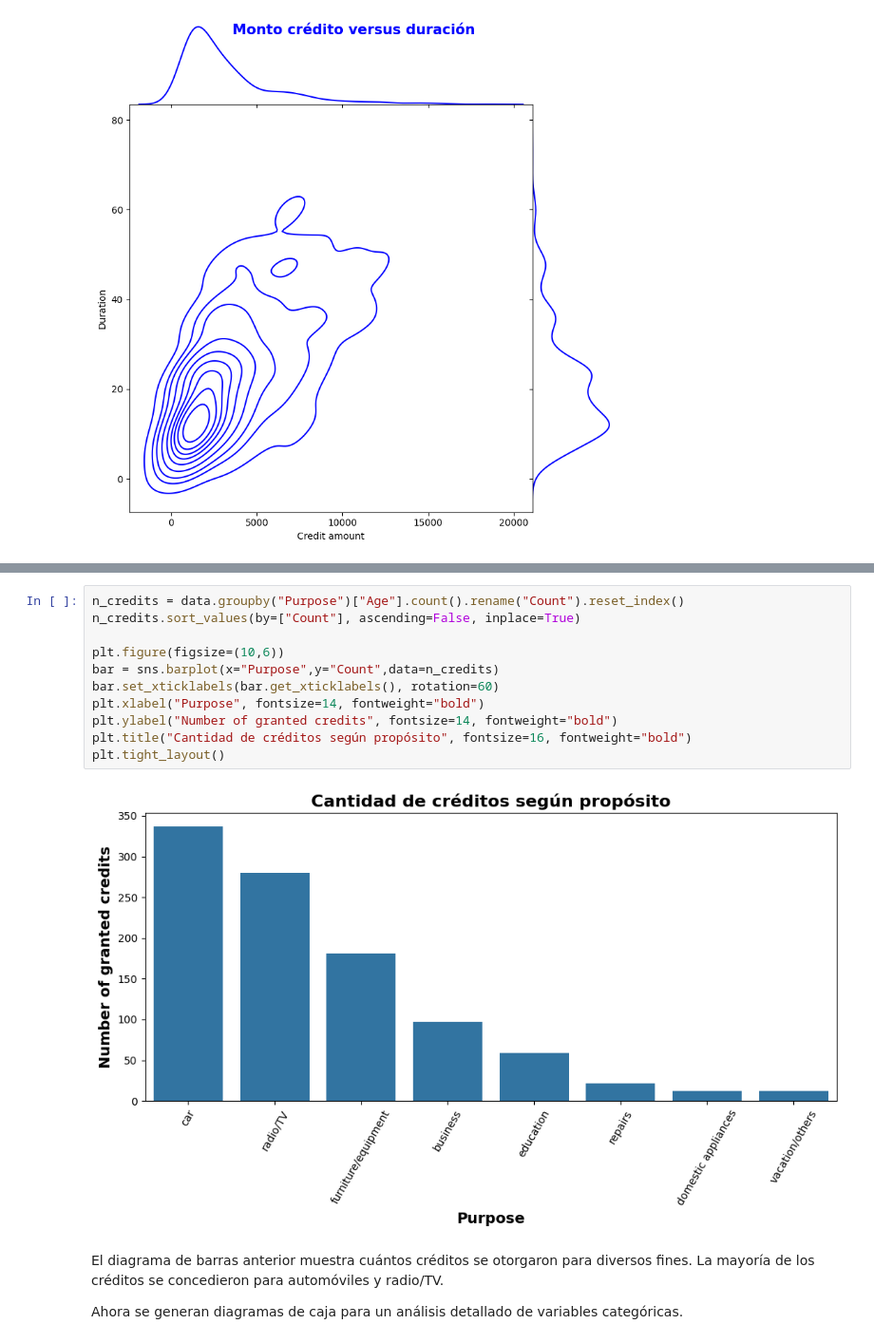
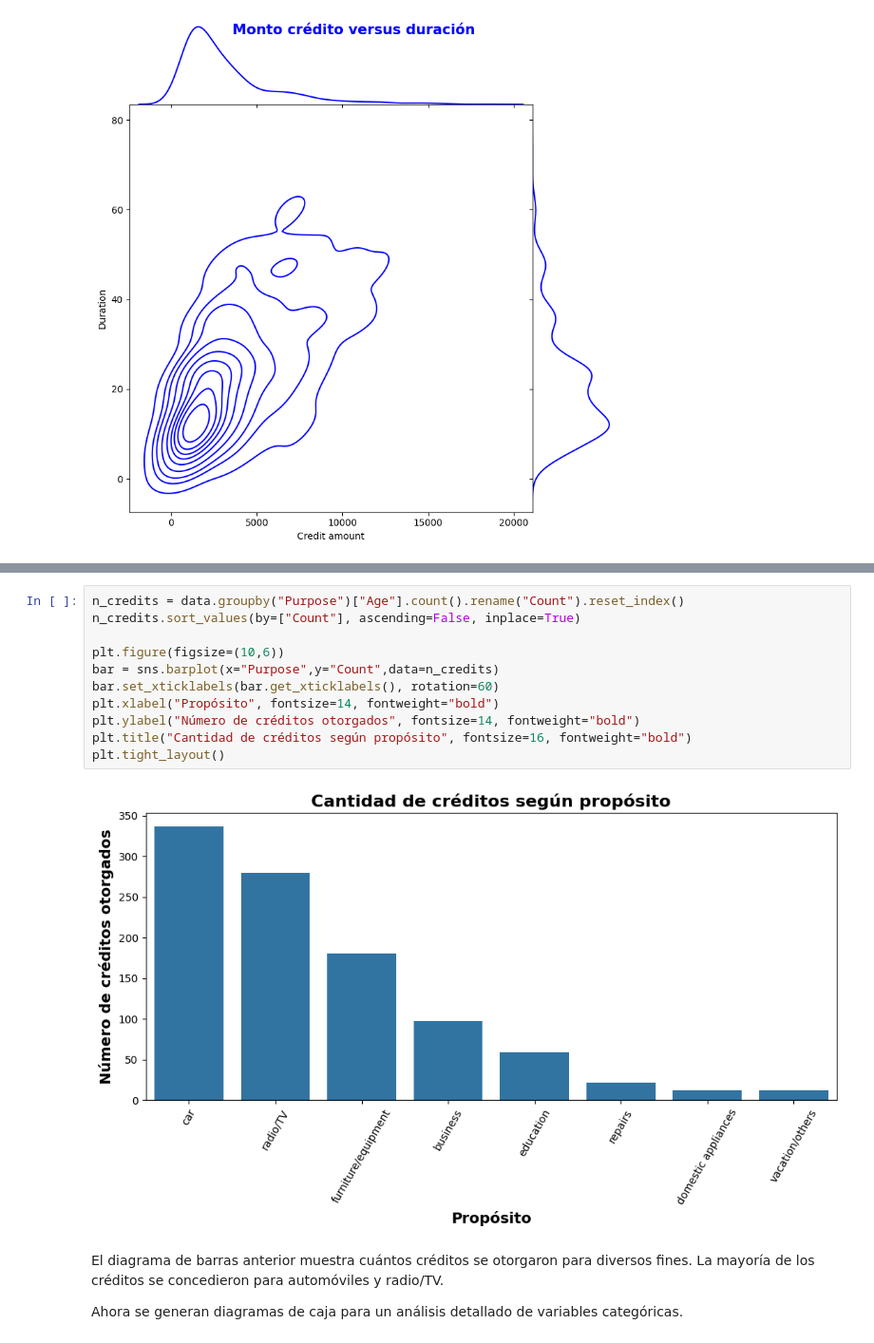
Before and after one commit to JaznaLaProfe/Mineria_de_datos, a Jupyter notebook: notebooks/15_BIY7121_Uso_de_Silhouette.ipynb, the cells around one changed output, grey strips where cells are left out. Shown at 95% size. Saved outputs shown, nothing was run; the diff lists cells and outputs as text.

```diff
--- a/notebooks/15_BIY7121_Uso_de_Silhouette.ipynb
+++ b/notebooks/15_BIY7121_Uso_de_Silhouette.ipynb
@@ -213,16 +241,16 @@ plt.show()
 # %%
 n_credits = data.groupby("Purpose")["Age"].count().rename("Count").reset_index()
 n_credits.sort_values(by=["Count"], ascending=False, inplace=True)
 
 plt.figure(figsize=(10,6))
 bar = sns.barplot(x="Purpose",y="Count",data=n_credits)
 bar.set_xticklabels(bar.get_xticklabels(), rotation=60)
-plt.xlabel("Purpose", fontsize=14, fontweight="bold")
-plt.ylabel("Number of granted credits", fontsize=14, fontweight="bold")
+plt.xlabel("Propósito", fontsize=14, fontweight="bold")
+plt.ylabel("Número de créditos otorgados", fontsize=14, fontweight="bold")
 plt.title("Cantidad de créditos según propósito", fontsize=16, fontweight="bold")
 plt.tight_layout()
 # %% [output]
-[figure, old version]
+[figure, new version]
 # %% [markdown]
 El diagrama de barras anterior muestra cuántos créditos se otorgaron para diversos fines. La mayoría de los créditos se concedieron para automóviles y radio/TV.
 
```
Also changed, not shown: parts of 17 cells of this notebook.
